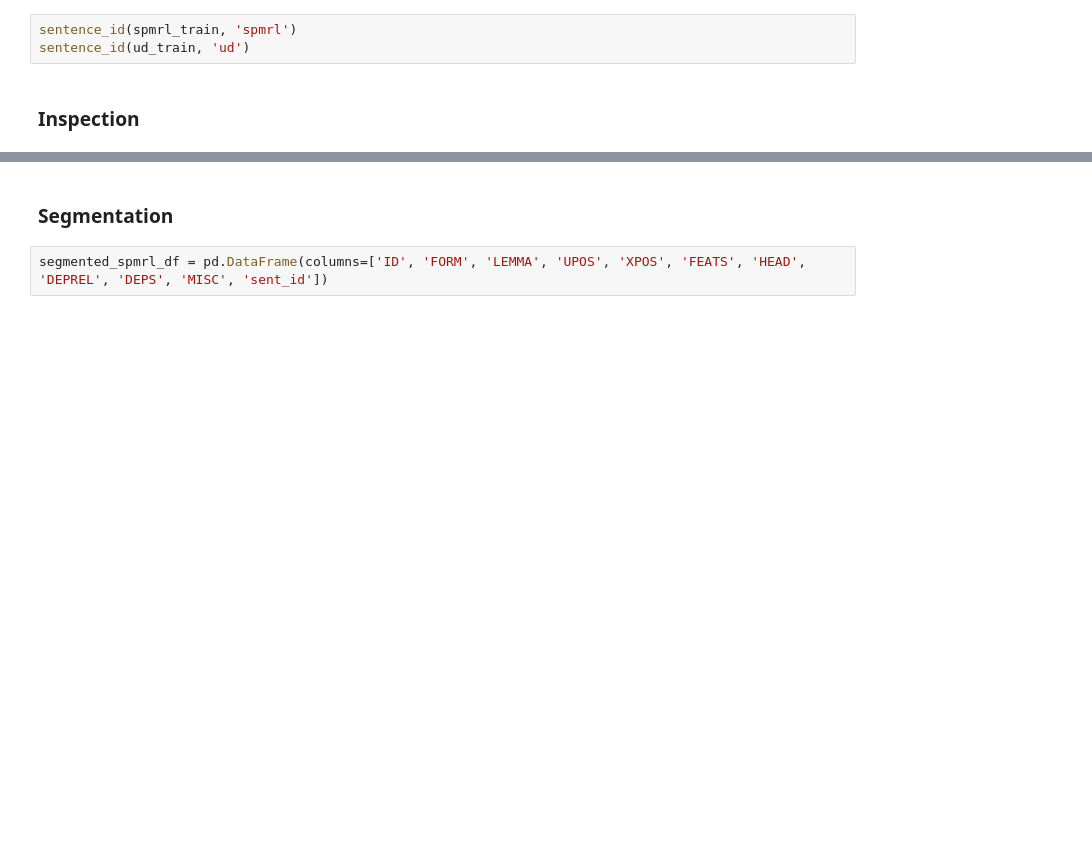
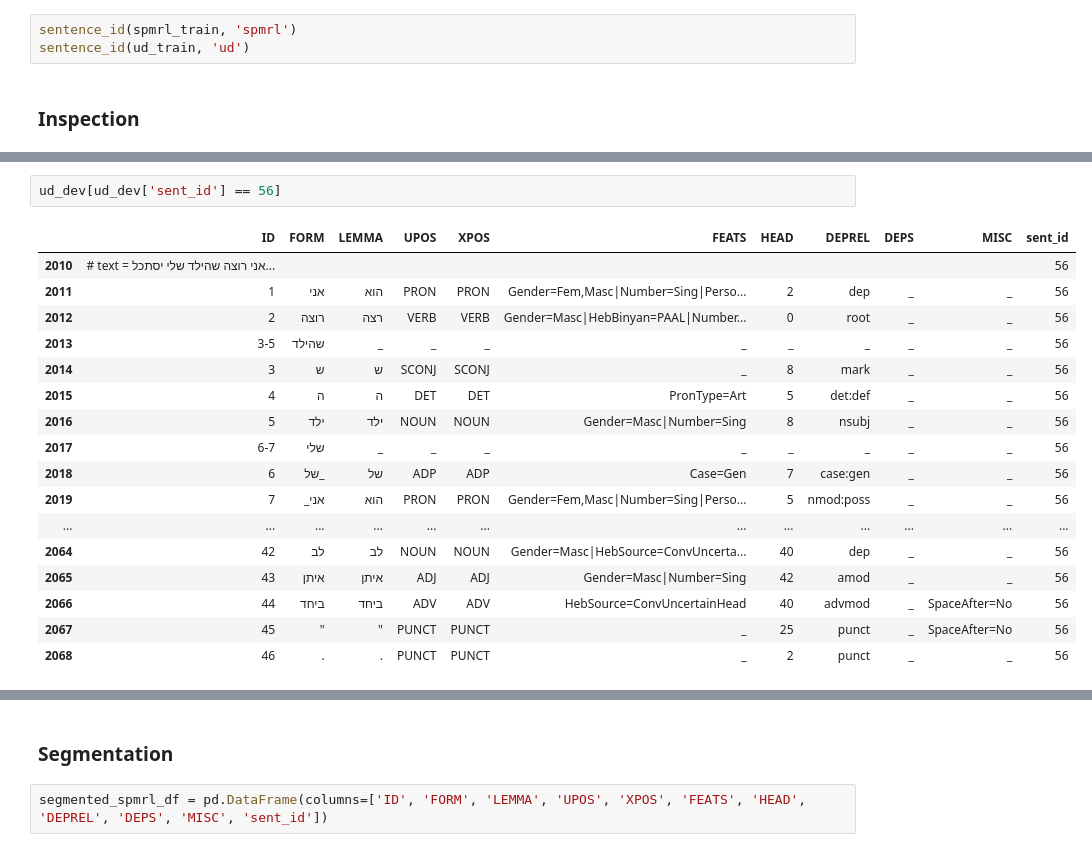
Before and after one commit to OnlpLab/he_treebanks, a Jupyter notebook: spmrl-ud-conversion.ipynb, the cells around one changed output, grey strips where cells are left out. Saved outputs shown, nothing was run; the diff lists cells and outputs as text; blank space fills up the shorter version.

```diff
--- a/spmrl-ud-conversion.ipynb
+++ b/spmrl-ud-conversion.ipynb
@@ -125,0 +142,20 @@ sentence_id(ud_train, 'ud')
+# %%
+ud_dev[ud_dev['sent_id'] == 56]
+# %% [output]
+|  | ID | FORM | LEMMA | UPOS | XPOS | FEATS | HEAD | DEPREL | DEPS | MISC | sent_id |
+| 2010 | # text = אני רוצה שהילד שלי יסתכל... |  |  |  |  |  |  |  |  |  | 56 |
+| 2011 | 1 | אני | הוא | PRON | PRON | Gender=Fem,Masc|Number=Sing|Perso... | 2 | dep | _ | _ | 56 |
+| 2012 | 2 | רוצה | רצה | VERB | VERB | Gender=Masc|HebBinyan=PAAL|Number... | 0 | root | _ | _ | 56 |
+| 2013 | 3-5 | שהילד | _ | _ | _ | _ | _ | _ | _ | _ | 56 |
+| 2014 | 3 | ש | ש | SCONJ | SCONJ | _ | 8 | mark | _ | _ | 56 |
+| 2015 | 4 | ה | ה | DET | DET | PronType=Art | 5 | det:def | _ | _ | 56 |
+| 2016 | 5 | ילד | ילד | NOUN | NOUN | Gender=Masc|Number=Sing | 8 | nsubj | _ | _ | 56 |
+| 2017 | 6-7 | שלי | _ | _ | _ | _ | _ | _ | _ | _ | 56 |
+| 2018 | 6 | של_ | של | ADP | ADP | Case=Gen | 7 | case:gen | _ | _ | 56 |
+| 2019 | 7 | _אני | הוא | PRON | PRON | Gender=Fem,Masc|Number=Sing|Perso... | 5 | nmod:poss | _ | _ | 56 |
+| ... | ... | ... | ... | ... | ... | ... | ... | ... | ... | ... | ... |
+| 2064 | 42 | לב | לב | NOUN | NOUN | Gender=Masc|HebSource=ConvUncerta... | 40 | dep | _ | _ | 56 |
+| 2065 | 43 | איתן | איתן | ADJ | ADJ | Gender=Masc|Number=Sing | 42 | amod | _ | _ | 56 |
+| 2066 | 44 | ביחד | ביחד | ADV | ADV | HebSource=ConvUncertainHead | 40 | advmod | _ | SpaceAfter=No | 56 |
+| 2067 | 45 | " | " | PUNCT | PUNCT | _ | 25 | punct | _ | SpaceAfter=No | 56 |
+| 2068 | 46 | . | . | PUNCT | PUNCT | _ | 2 | punct | _ | _ | 56 |
```
Also changed, not shown: parts of 22 cells of this notebook.
